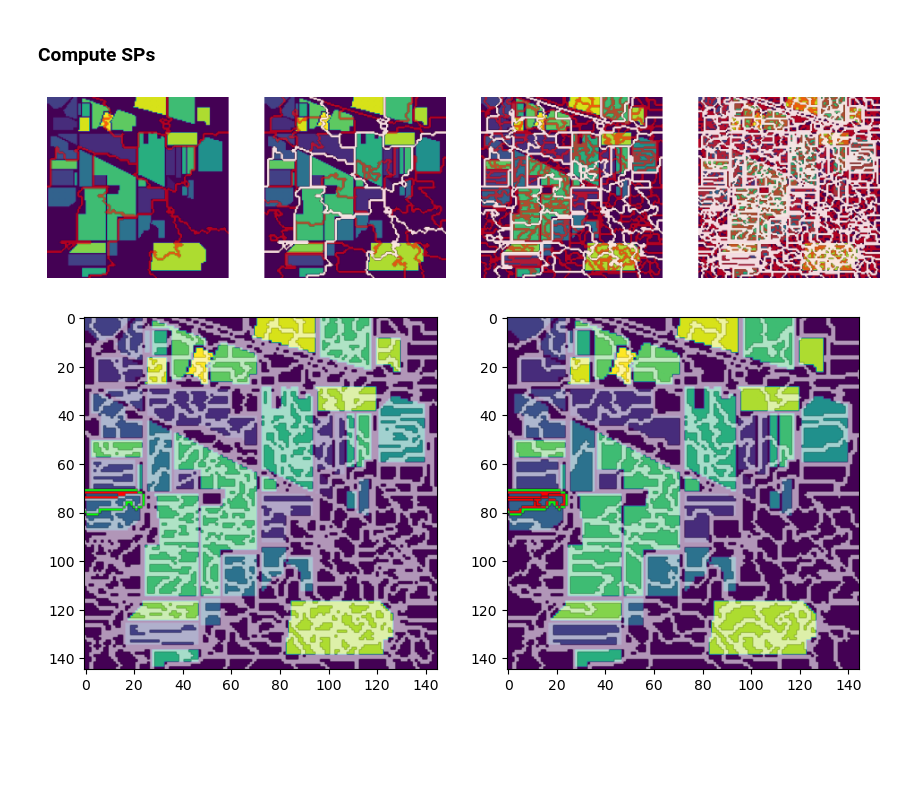
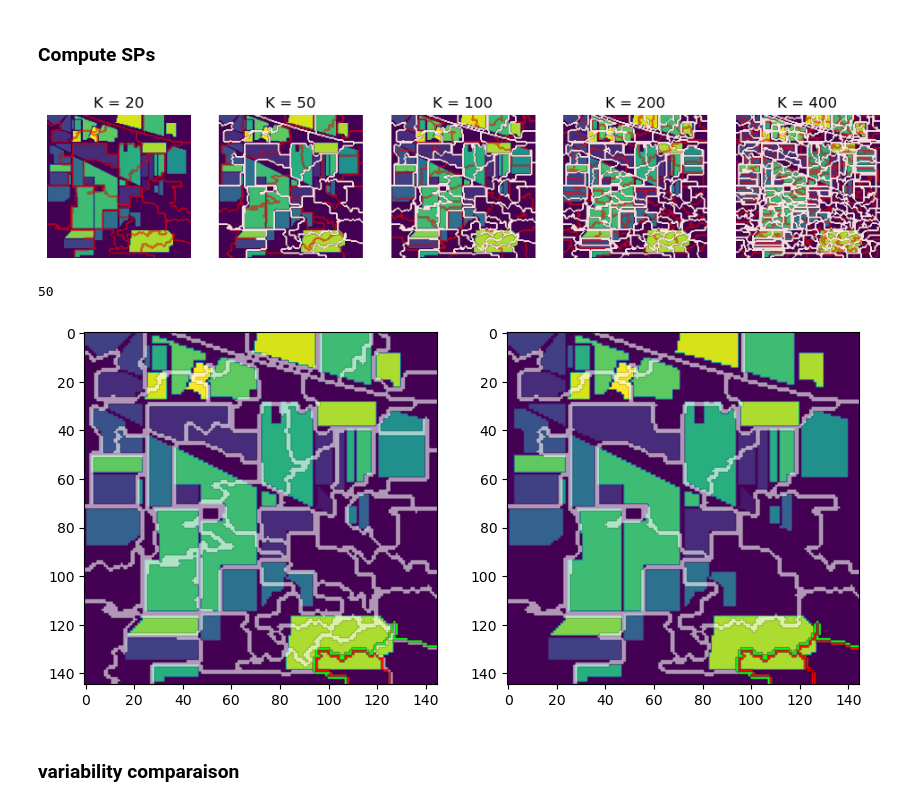
Before and after one commit to GeckSpy/M1-internship-SSGA, a Jupyter notebook: code/MultiLevelSP.ipynb, the cells around one changed output. Saved outputs shown, nothing was run; the diff lists cells and outputs as text; code cells hidden in the pictures; blank space fills up the shorter version.

```diff
--- a/code/MultiLevelSP.ipynb
+++ b/code/MultiLevelSP.ipynb
@@ -29,7 +29,7 @@ plt.show()
 # %% [markdown]
 ### Choice of Ks
 # %%
-Ks = [10, 20, 40, 80, 160, 320, 640, 1280]
+Ks = [20, 50, 100, 200, 400]
 Ks.sort()
 # %% [markdown]
 ### Compute SPs
@@ -38,24 +38,24 @@ SPsDic = ERS.find_superpixel(trainData, Ks,
                              lambda_coef="auto",
                              simFun="norm1")
 # %%
-n,m = 1,4
+n,m = 1,5
 Ks_id_to_plot = np.unique(np.round(np.linspace(0,len(Ks)-1, n*m)).astype(int))
 Ks2D = np.array([Ks[i] for i in Ks_id_to_plot]).reshape(n,m)
 
 fig, axs = plt.subplots(n, m, figsize=(12,6))
 axs = axs.reshape(n,m)
 for i in range(n):
     for j in range(m):
         axs[i,j].axis("off")
         axs[i,j].imshow(usedDataset["gt"])
         axs[i,j].imshow(ERS.create_overlay_borders(usedDataset["gt"], SPsDic[Ks2D[i,j]], color=[255,0,0,150]))
         if i+j>0:
             pred = (i,j-1) if j>0 else (i-1, m-1)
             axs[i,j].imshow(ERS.create_overlay_borders(usedDataset["gt"], SPsDic[Ks2D[pred]], color=[255,255,255,220]))
-
+        axs[i,j].title.set_text("K = " + str(Ks2D[i,j]))
 plt.show()
 # %% [output]
-[figure, old version]
+[figure, new version]
 # %%
 associations = np.zeros((len(Ks), N, M), dtype=int)
 for level, K in enumerate(Ks):
@@ -84,10 +84,11 @@ for level in range(1, len(Ks)):
 level = np.random.randint(1, len(Ks)-1)
 idSP = np.random.randint(0, len(SPsDic[Ks[level]])-1)
 SP = getSP(level, idSP)
-parentID = highToLow[level][idSP]
+parentID = getParent[level][idSP]
 parent = getSP(level-1, parentID)
-childs = [getSP(level, id) for id in lowToHigh[level-1][parentID]]
+childs = [getSP(level, id) for id in getChilds[level-1][parentID]]
 
+print(Ks[level])
 fig, axs = plt.subplots(1,2, figsize=(10,5))
 axs[0].imshow(usedDataset["gt"])
 axs[0].imshow(ERS.create_overlay_borders(usedDataset["gt"], SPsDic[Ks[level]], color=[255,255,255,150]))
@@ -101,4 +102,7 @@ for child in childs:
 axs[1].imshow(ERS.create_overlay_borders(usedDataset["gt"], [parent], color=[0,255,0,250], exterior=True))
 plt.show()
 # %% [output]
+50
-[figure, old version]
+[figure, new version]
+# %% [markdown]
+### variability comparaison
```
Also changed, not shown: parts of 9 cells of this notebook.
